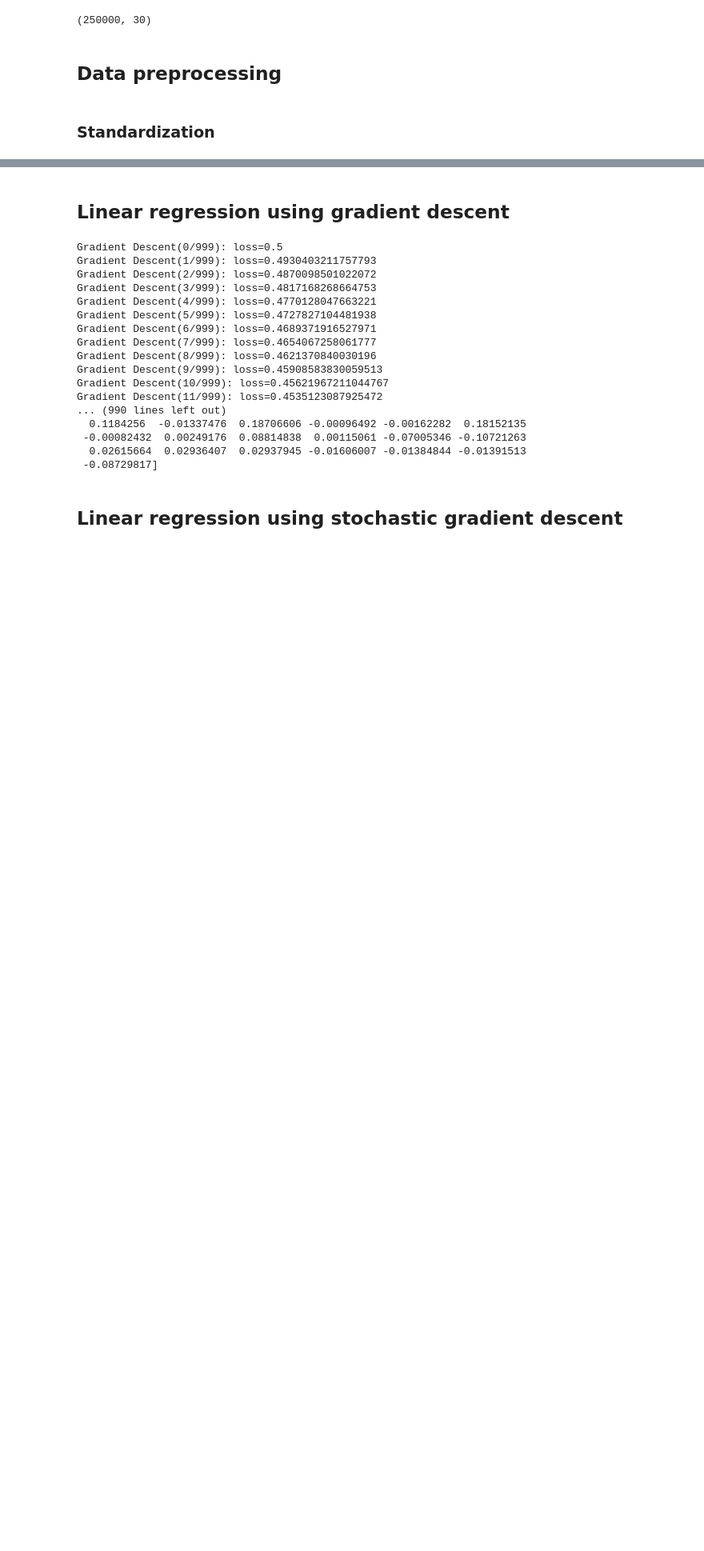
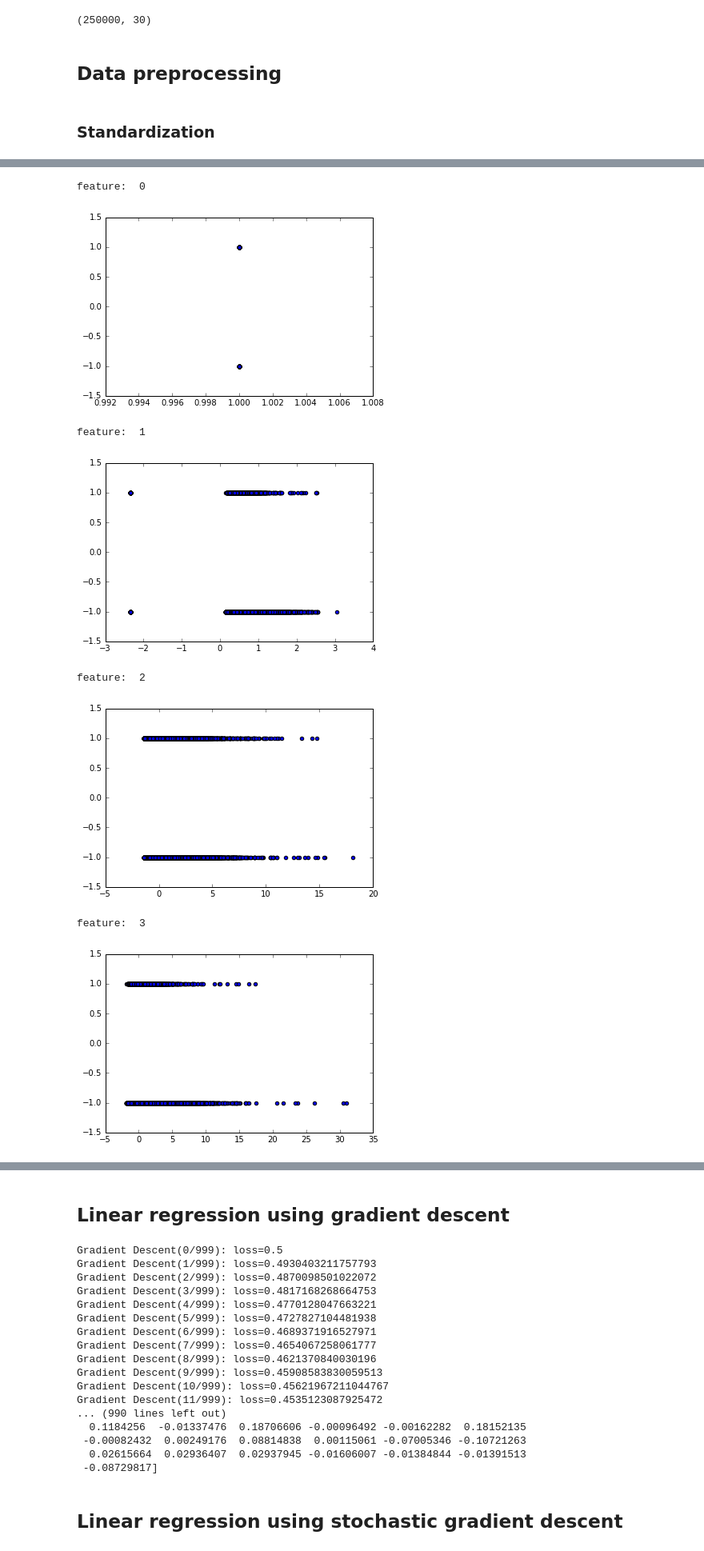
Before and after one commit to dsar/Higgs_Boson-Challenge, a Jupyter notebook: scripts/project1.ipynb, the cells around one changed output, grey strips where cells are left out. Shown at 80% size. Cells and saved outputs as stored; diff of their text form; code cells hidden in the pictures; blank space fills up the shorter version.

```diff
--- a/scripts/project1.ipynb
+++ b/scripts/project1.ipynb
@@ -39,0 +48,15 @@ tX, mean_x, std_x = standardize(tX, mean_x=None, std_x=None)
+# %%
+# Analyse y as a function of all the other features (one by one)
+for feature in range(31):
+    print('feature: ',feature)
+    plt.scatter(tX[:,feature], y)
+    plt.show()
+# %% [output]
+feature:  0
+[figure, added]
+feature:  1
+[figure, added]
+feature:  2
+[figure, added]
+feature:  3
+[figure, added]
```
Also changed, not shown: parts of 8 cells of this notebook.
